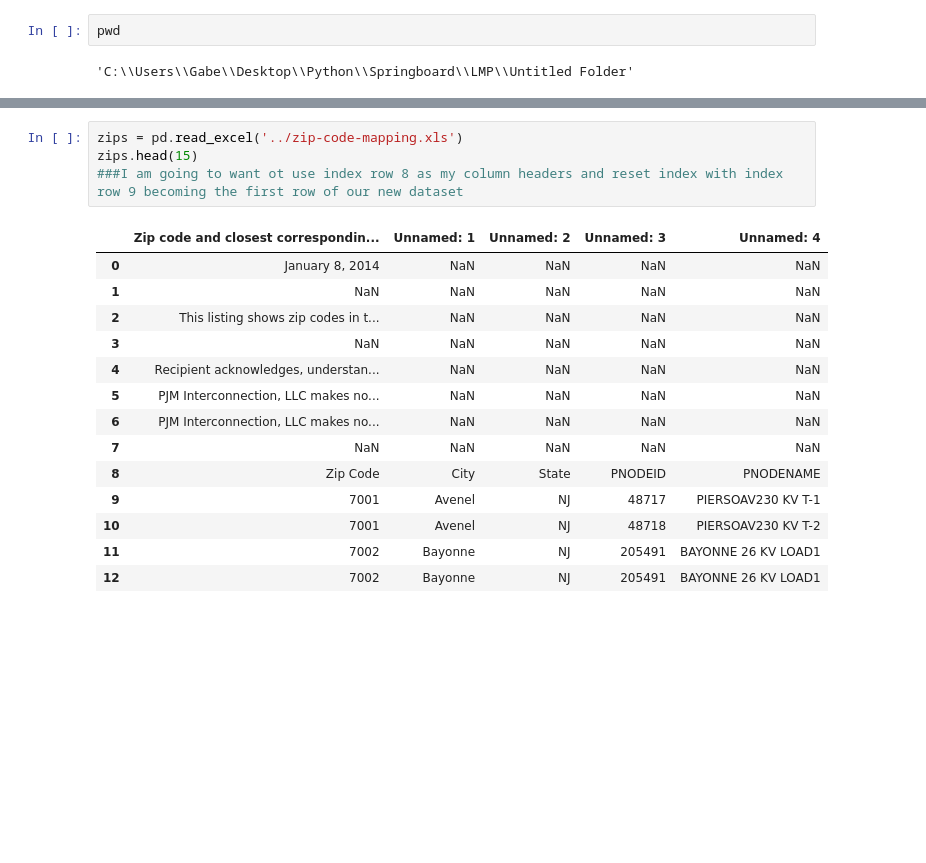
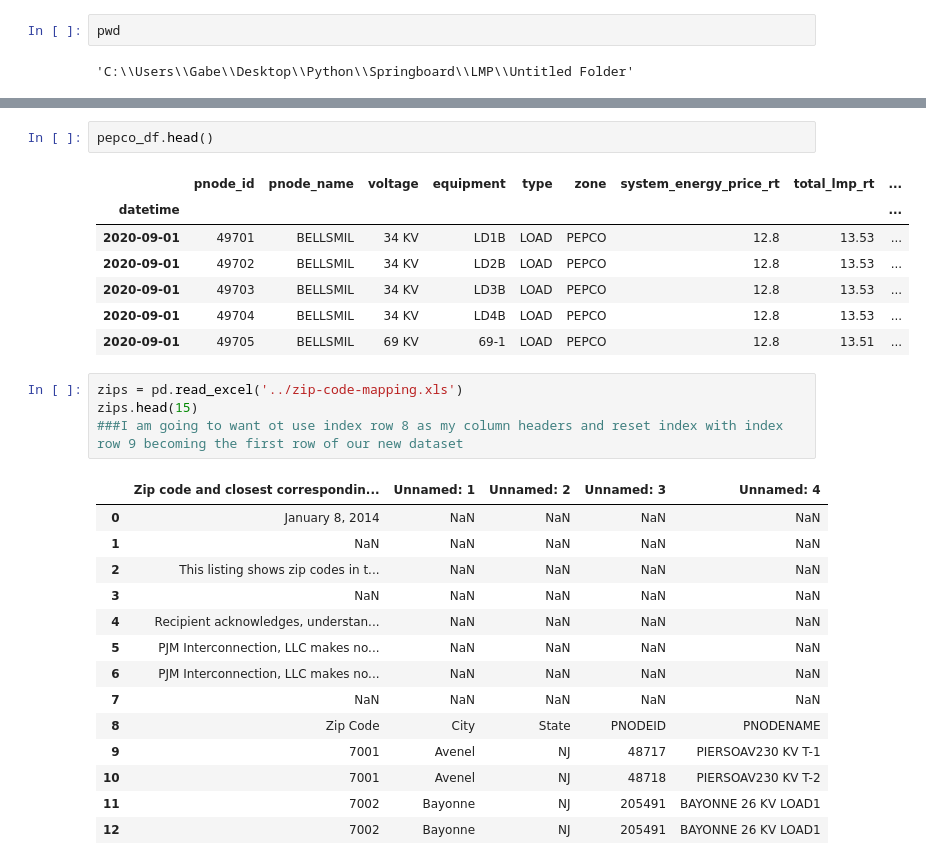
Before and after one commit to chiboi34/LMP, a Jupyter notebook: Untitled.ipynb, the cells around one changed output, grey strips where cells are left out. Cells and saved outputs as stored; diff of their text form; blank space fills up the shorter version.

```diff
--- a/Untitled.ipynb
+++ b/Untitled.ipynb
@@ -29,3 +77,13 @@ duke_july.head()
+# %%
+pepco_df.head()
+# %% [output]
+|  | pnode_id | pnode_name | voltage | equipment | type | zone | system_energy_price_rt | total_lmp_rt | ... |
+| datetime |  |  |  |  |  |  |  |  | ... |
+| 2020-09-01 | 49701 | BELLSMIL | 34 KV | LD1B | LOAD | PEPCO | 12.8 | 13.53 | ... |
+| 2020-09-01 | 49702 | BELLSMIL | 34 KV | LD2B | LOAD | PEPCO | 12.8 | 13.53 | ... |
+| 2020-09-01 | 49703 | BELLSMIL | 34 KV | LD3B | LOAD | PEPCO | 12.8 | 13.53 | ... |
+| 2020-09-01 | 49704 | BELLSMIL | 34 KV | LD4B | LOAD | PEPCO | 12.8 | 13.53 | ... |
+| 2020-09-01 | 49705 | BELLSMIL | 69 KV | 69-1 | LOAD | PEPCO | 12.8 | 13.51 | ... |
 # %%
 zips = pd.read_excel('../zip-code-mapping.xls')
 zips.head(15)
```
Also changed, not shown: parts of 9 cells of this notebook.
